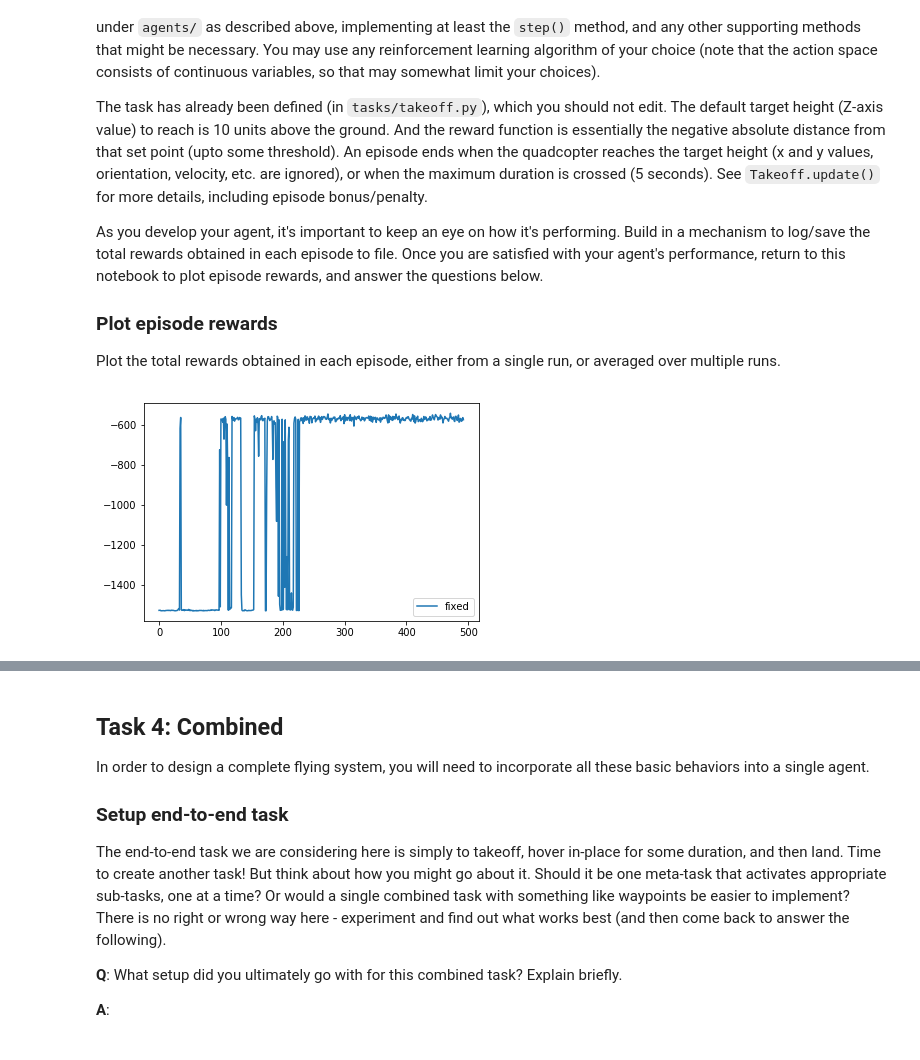
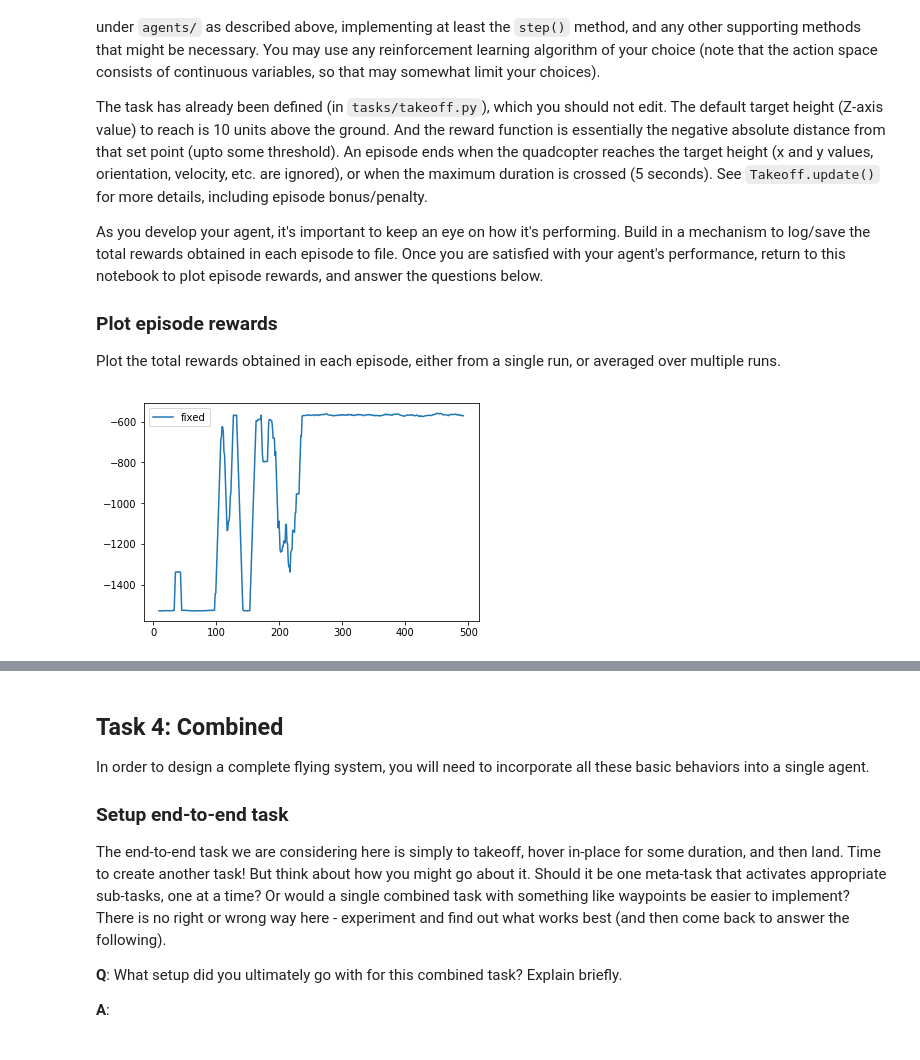
Before and after one commit to codekitchen/RL-Quadcopter, a Jupyter notebook: quad_controller_rl/notebooks/RL-Quadcopter.ipynb, the cells around one changed output, grey strips where cells are left out. Cells and saved outputs as stored; diff of their text form; code cells hidden in the pictures.

```diff
--- a/quad_controller_rl/notebooks/RL-Quadcopter.ipynb
+++ b/quad_controller_rl/notebooks/RL-Quadcopter.ipynb
@@ -145,16 +145,22 @@ Plot the total rewards obtained in each episode, either from a single run, or av
 import numpy as np
 from matplotlib import pyplot as plt
 from pathlib import Path
+import pandas as pd
 
-for run in Path("../../ddpg_state/Takeoff").glob("*/rewards.log"):
-    with run.open('r') as f:
-        label = run.parts[-2]
-        plt.plot(np.array([float(l) for l in f.readlines()]), label=label)
+def plotRewards(task):
+    for run in Path("../../ddpg_state/"+task).glob("*/rewards.log"):
+        with run.open('r') as f:
+            label = run.parts[-2]
+            scores = [float(l) for l in f.readlines()]
+            scores = pd.Series(scores).rolling(10).mean()
+            plt.plot(np.array(scores), label=label)
 
-plt.legend()
-plt.show()
+    plt.legend()
+    plt.show()
-# %% [output]
-[figure, removed]
+# %%
+plotRewards("Takeoff")
+# %% [output]
+[figure, added]
 # %% [markdown]
 **Q**: What algorithm did you use? Briefly discuss why you chose it for this task.
 
```
Also changed, not shown: parts of 10 cells of this notebook, 3 other files.
